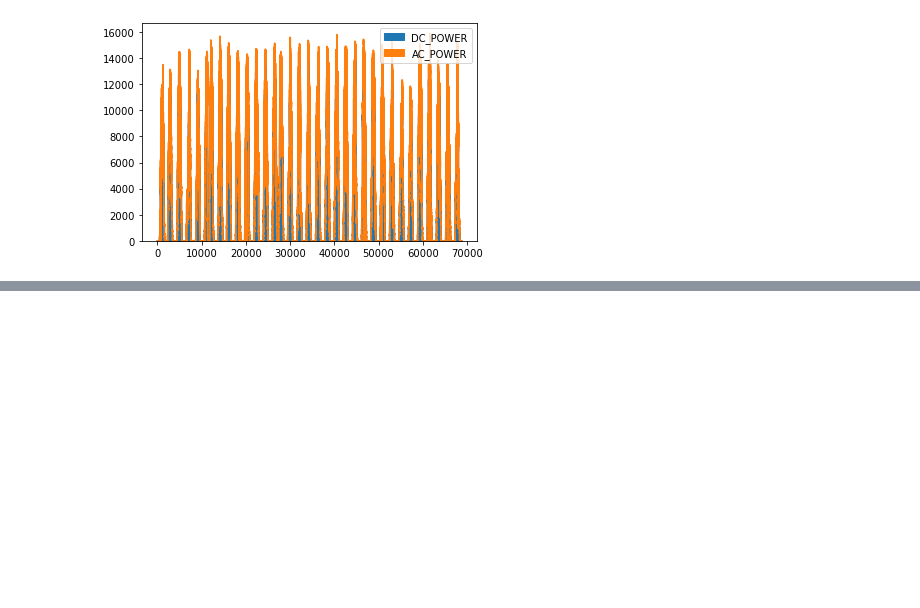
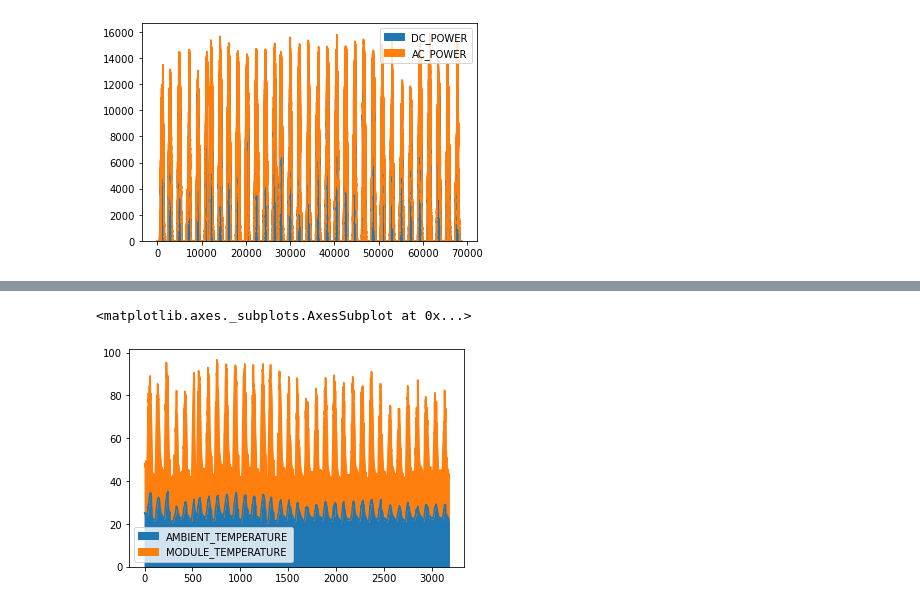
Before and after one commit to sumankumar1/python, a Jupyter notebook: Data Science - Solar Power Generation Data/Untitled.ipynb, the cells around one changed output, grey strips where cells are left out. Cells and saved outputs as stored; diff of their text form; code cells hidden in the pictures; blank space fills up the shorter version.

```diff
--- a/Data Science - Solar Power Generation Data/Untitled.ipynb
+++ b/Data Science - Solar Power Generation Data/Untitled.ipynb
@@ -80,0 +112,5 @@ plant1_g.iloc[:,3:5].plot.area()
+# %%
+plant1_ws.iloc[:,3:5].plot.area()
+# %% [output]
+<matplotlib.axes._subplots.AxesSubplot at 0x...>
+[figure, added]
```
Also changed, not shown: parts of 17 cells of this notebook.
